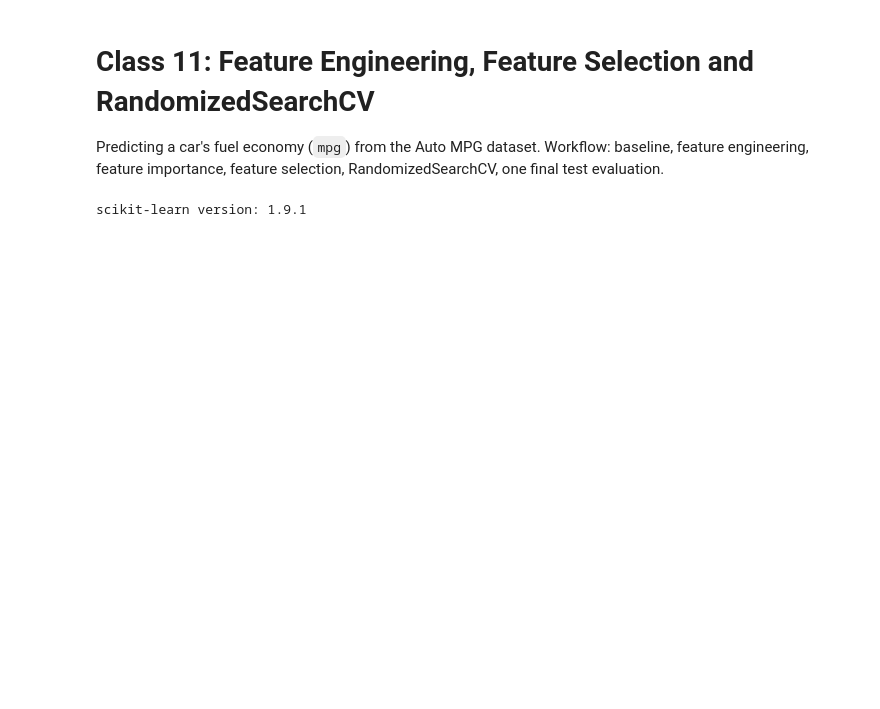
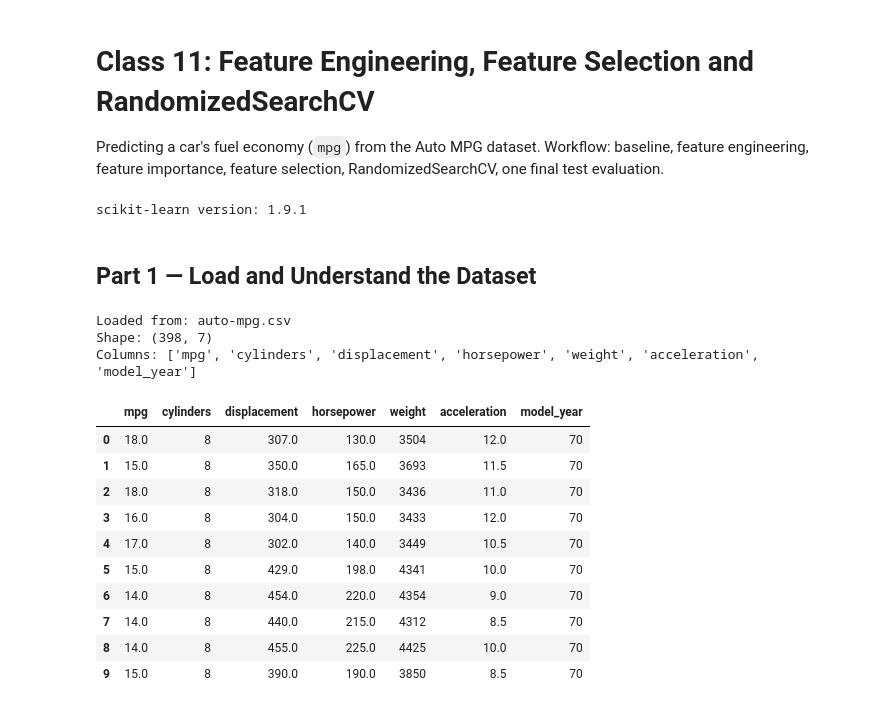
Before and after one commit to JGrade2005/CSE4095_2026, a Jupyter notebook: in_class_assignments/class11/class11_feature_engineering.ipynb, the cells around one changed output. Drawn from its saved outputs; the diff is of its cells as text; code cells hidden in the pictures; blank space fills up the shorter version.

```diff
--- a/in_class_assignments/class11/class11_feature_engineering.ipynb
+++ b/in_class_assignments/class11/class11_feature_engineering.ipynb
@@ -17,3 +18,35 @@ from sklearn.dummy import DummyRegressor
 print("scikit-learn version:", sklearn.__version__)
 # %% [output]
 scikit-learn version: 1.9.1
+# %% [markdown]
+## Part 1 — Load and Understand the Dataset
+# %%
+DATA_FILE = "auto-mpg.csv"
+DATA_URL = "https://raw.githubusercontent.com/plotly/datasets/master/auto-mpg.csv"
+
+# Use the local copy next to the notebook (VS Code). In Colab, download it instead.
+data_source = DATA_FILE if Path(DATA_FILE).exists() else DATA_URL
+df = pd.read_csv(data_source)
+df = df.rename(columns={"model-year": "model_year"})
+
+print("Loaded from:", data_source)
+print("Shape:", df.shape)
+print("Columns:", list(df.columns))
+# %% [output]
+Loaded from: auto-mpg.csv
+Shape: (398, 7)
+Columns: ['mpg', 'cylinders', 'displacement', 'horsepower', 'weight', 'acceleration', 'model_year']
+# %%
+df.head(10)
+# %% [output]
+|  | mpg | cylinders | displacement | horsepower | weight | acceleration | model_year |
+| 0 | 18.0 | 8 | 307.0 | 130.0 | 3504 | 12.0 | 70 |
+| 1 | 15.0 | 8 | 350.0 | 165.0 | 3693 | 11.5 | 70 |
+| 2 | 18.0 | 8 | 318.0 | 150.0 | 3436 | 11.0 | 70 |
+| 3 | 16.0 | 8 | 304.0 | 150.0 | 3433 | 12.0 | 70 |
+| 4 | 17.0 | 8 | 302.0 | 140.0 | 3449 | 10.5 | 70 |
+| 5 | 15.0 | 8 | 429.0 | 198.0 | 4341 | 10.0 | 70 |
+| 6 | 14.0 | 8 | 454.0 | 220.0 | 4354 | 9.0 | 70 |
+| 7 | 14.0 | 8 | 440.0 | 215.0 | 4312 | 8.5 | 70 |
+| 8 | 14.0 | 8 | 455.0 | 225.0 | 4425 | 10.0 | 70 |
+| 9 | 15.0 | 8 | 390.0 | 190.0 | 3850 | 8.5 | 70 |
```
Also changed, not shown: parts of 7 cells of this notebook, 36 other files.
